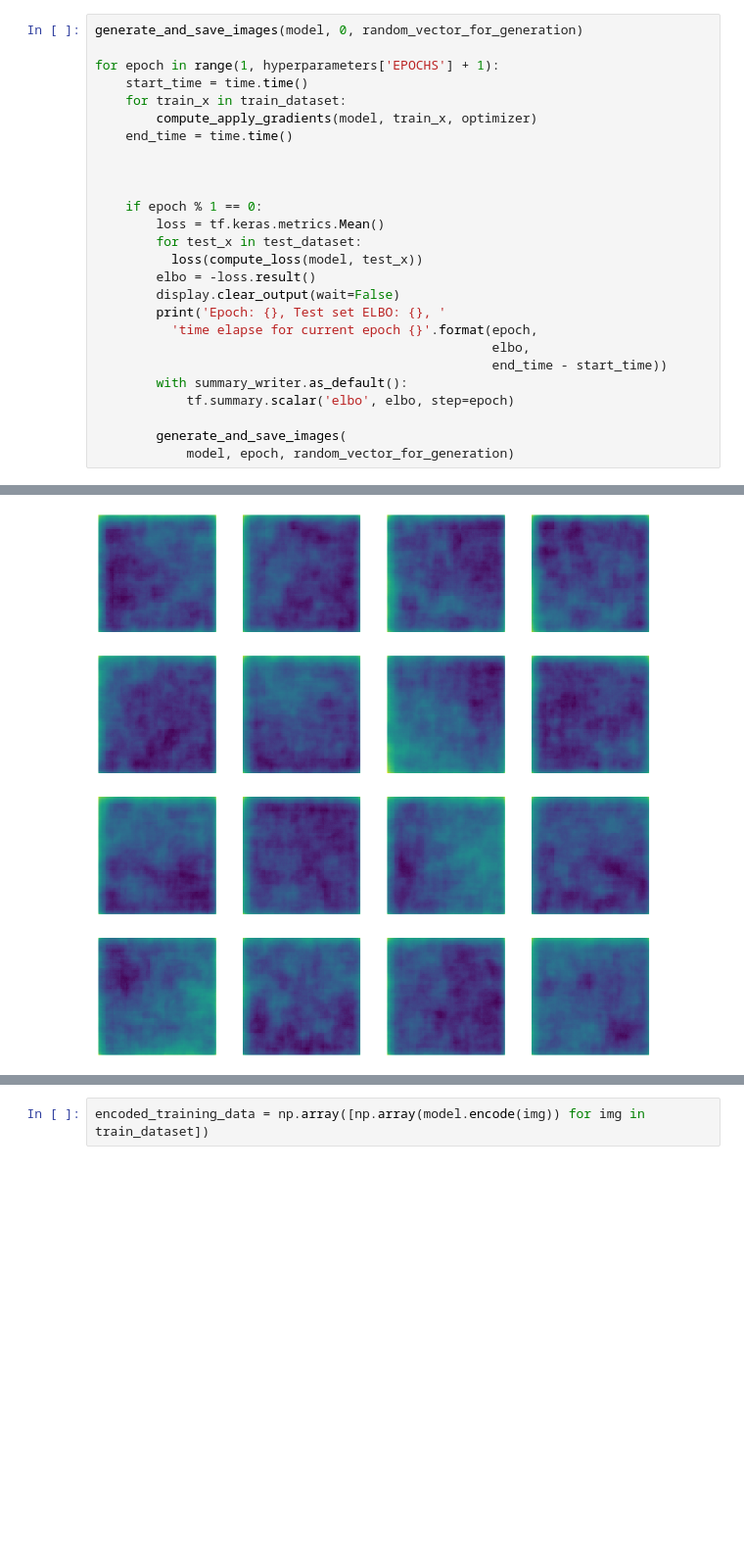
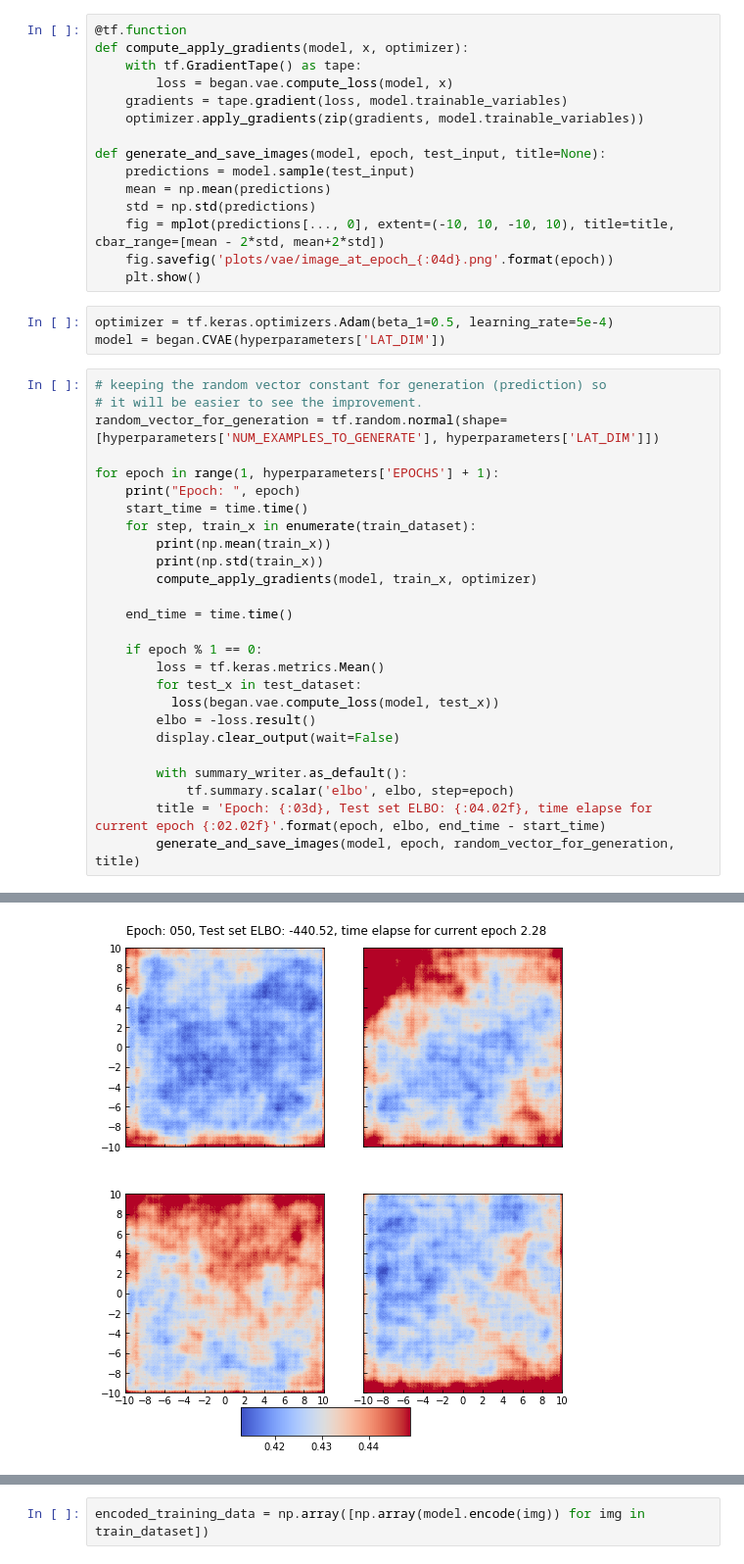
Before and after one commit to b-thorne/began, a Jupyter notebook: notebooks/CVAE.ipynb, the cells around one changed output, grey strips where cells are left out. Shown at 98% size. Saved outputs shown, nothing was run; the diff lists cells and outputs as text; blank space fills up the shorter version.

```diff
--- a/notebooks/CVAE.ipynb
+++ b/notebooks/CVAE.ipynb
@@ -173,27 +96,45 @@ model = CVAE(hyperparameters['LAT_DIM'])
+# %%
+@tf.function
+def compute_apply_gradients(model, x, optimizer):
+    with tf.GradientTape() as tape:
+        loss = began.vae.compute_loss(model, x)
+    gradients = tape.gradient(loss, model.trainable_variables)
+    optimizer.apply_gradients(zip(gradients, model.trainable_variables))
+
+def generate_and_save_images(model, epoch, test_input, title=None):
+    predictions = model.sample(test_input)
+    mean = np.mean(predictions)
+    std = np.std(predictions)
+    fig = mplot(predictions[..., 0], extent=(-10, 10, -10, 10), title=title, cbar_range=[mean - 2*std, mean+2*std])
+    fig.savefig('plots/vae/image_at_epoch_{:04d}.png'.format(epoch))
+    plt.show()
+# %%
+optimizer = tf.keras.optimizers.Adam(beta_1=0.5, learning_rate=5e-4)
+model = began.CVAE(hyperparameters['LAT_DIM'])
 # %%
-generate_and_save_images(model, 0, random_vector_for_generation)
+# keeping the random vector constant for generation (prediction) so
+# it will be easier to see the improvement.
+random_vector_for_generation = tf.random.normal(shape=[hyperparameters['NUM_EXAMPLES_TO_GENERATE'], hyperparameters['LAT_DIM']])
 
 for epoch in range(1, hyperparameters['EPOCHS'] + 1):
+    print("Epoch: ", epoch)
     start_time = time.time()
-    for train_x in train_dataset:
+    for step, train_x in enumerate(train_dataset):
+        print(np.mean(train_x))
+        print(np.std(train_x))
         compute_apply_gradients(model, train_x, optimizer)
+
     end_time = time.time()
-
-
 
     if epoch % 1 == 0:
         loss = tf.keras.metrics.Mean()
         for test_x in test_dataset:
-          loss(compute_loss(model, test_x))
+          loss(began.vae.compute_loss(model, test_x))
         elbo = -loss.result()
         display.clear_output(wait=False)
-        print('Epoch: {}, Test set ELBO: {}, '
-          'time elapse for current epoch {}'.format(epoch,
-                                                    elbo,
-                                                    end_time - start_time))
+
         with summary_writer.as_default():
             tf.summary.scalar('elbo', elbo, step=epoch)
-
-        generate_and_save_images(
-            model, epoch, random_vector_for_generation)
+        title = 'Epoch: {:03d}, Test set ELBO: {:04.02f}, time elapse for current epoch {:02.02f}'.format(epoch, elbo, end_time - start_time)
+        generate_and_save_images(model, epoch, random_vector_for_generation, title)
 # %% [output]
@@ -201 +141 @@ Epoch: 29, Test set ELBO: -427.2730407714844, time elapse for current epoch 3.88
-[figure, old version]
+[figure, new version]
```
Also changed, not shown: parts of 17 cells of this notebook, 1 other file.
